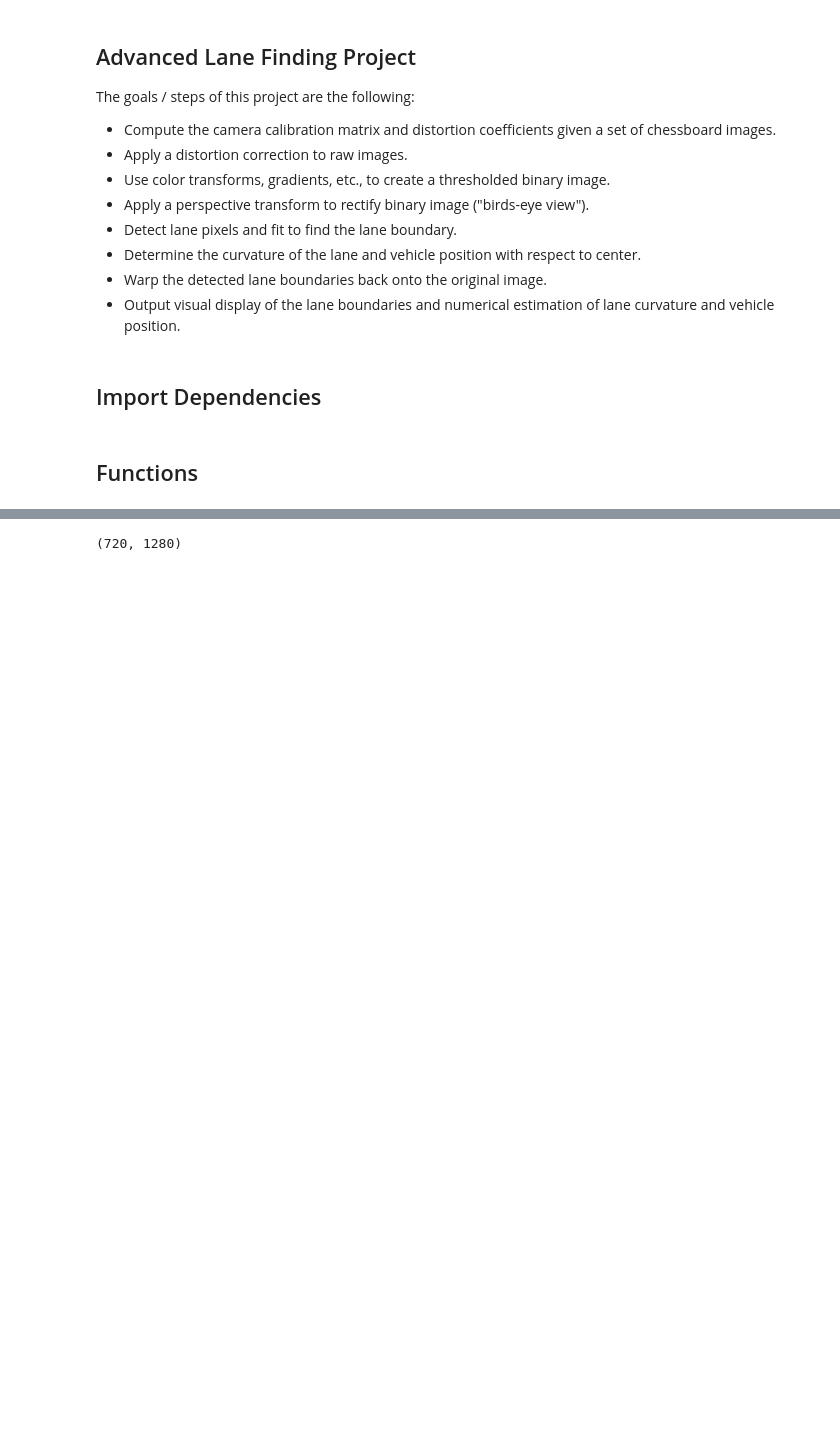
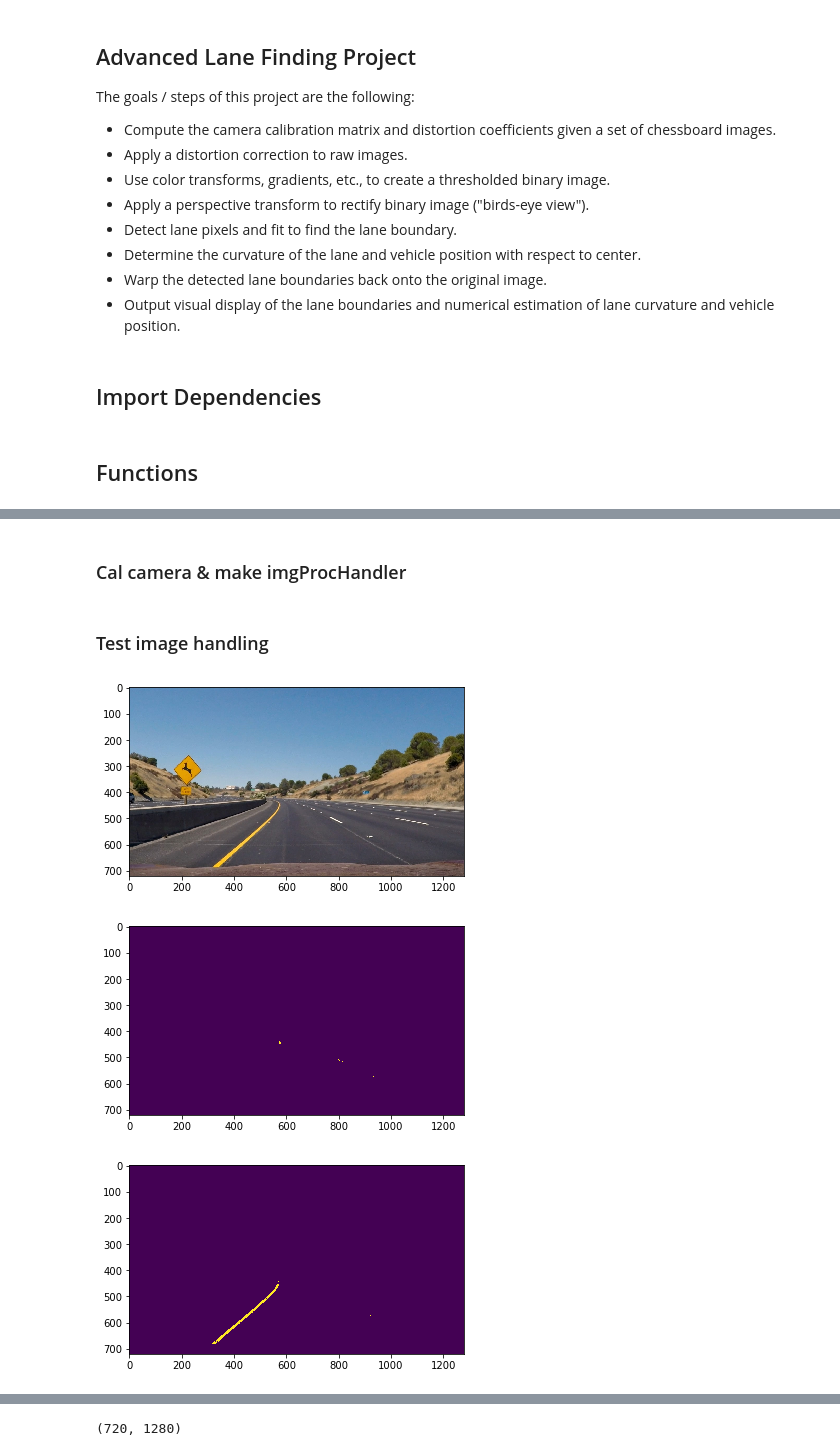
Before and after one commit to alamarche/CarND-Advanced-Lane-Lines, a Jupyter notebook: assignment.ipynb, the cells around one changed output, grey strips where cells are left out. Cells and saved outputs as stored; diff of their text form; code cells hidden in the pictures; blank space fills up the shorter version.

Commit message:
refined image handler routine for lane finding

```diff
--- a/assignment.ipynb
+++ b/assignment.ipynb
@@ -181,0 +203,2 @@ img = main()
+# %% [markdown]
+### Cal camera & make imgProcHandler
@@ -181,0 +211,17 @@ img = main()
+# %% [markdown]
+### Test image handling
+# %%
+img = mpimg.imread("./test_images/test2.jpg")
+
+region, right, left = imgHandler(img)
+
+plt.imshow(img)
+plt.show()
+plt.imshow(right)
+plt.show()
+plt.imshow(left)
+plt.show()
+# %% [output]
+[figure, added]
+[figure, added]
+[figure, added]
```
Also changed, not shown: parts of 10 cells of this notebook.
